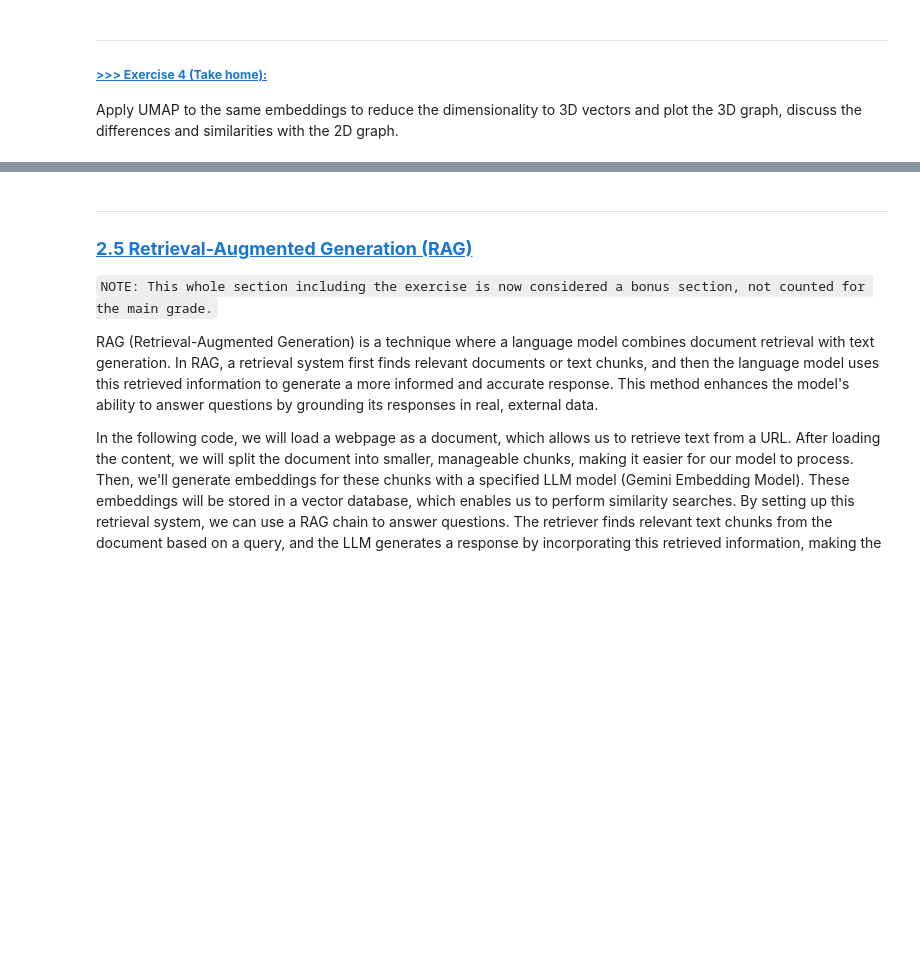
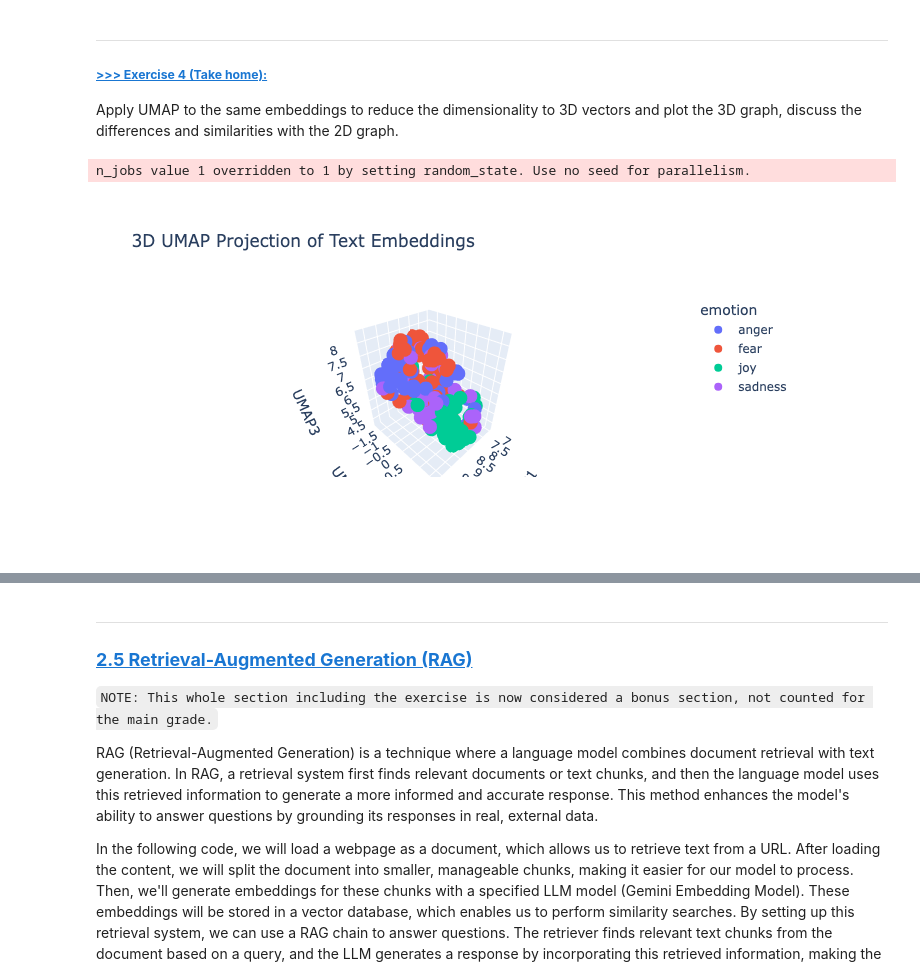
Before and after one commit to shinshin512/DM2025-Lab2-Exercise, a Jupyter notebook: DM2025-Lab2-Master-Phase_2_Main.ipynb, the cells around one changed output, grey strips where cells are left out. Drawn from its saved outputs; the diff is of its cells as text; code cells hidden in the pictures; blank space fills up the shorter version.

```diff
--- a/DM2025-Lab2-Master-Phase_2_Main.ipynb
+++ b/DM2025-Lab2-Master-Phase_2_Main.ipynb
@@ -1337,0 +1333,38 @@ Apply UMAP to the same embeddings to reduce the dimensionality to 3D vectors and
+# %%
+# Answer here
+import pandas as pd
+import numpy as np
+import umap
+import plotly.express as px
+
+# Combine the training and test data
+combined_df = pd.concat([train_df_new, test_df_new], ignore_index=True)
+
+# Convert embeddings list → numpy array
+X_embeddings = np.array(combined_df['embeddings_values'].tolist())
+
+# Apply UMAP with 3 components
+reducer_3d = umap.UMAP(n_components=3, metric='cosine', random_state=28)
+embedding_3d = reducer_3d.fit_transform(X_embeddings)
+
+# DataFrame for plotting
+df_plot_3d = pd.DataFrame(embedding_3d, columns=['UMAP1', 'UMAP2', 'UMAP3'])
+df_plot_3d['emotion'] = combined_df['emotion']
+df_plot_3d['intensity'] = combined_df['intensity']
+df_plot_3d['text'] = combined_df['text']
+
+# Plot 3D UMAP
+fig = px.scatter_3d(
+    df_plot_3d,
+    x='UMAP1',
+    y='UMAP2',
+    z='UMAP3',
+    color='emotion',
+    hover_data=['text', 'intensity'],
+    title='3D UMAP Projection of Text Embeddings'
+)
+
+fig.show()
+# %% [output]
+n_jobs value 1 overridden to 1 by setting random_state. Use no seed for parallelism.
+[figure, added]
```
Also changed, not shown: parts of 21 cells of this notebook, 9 other files.
